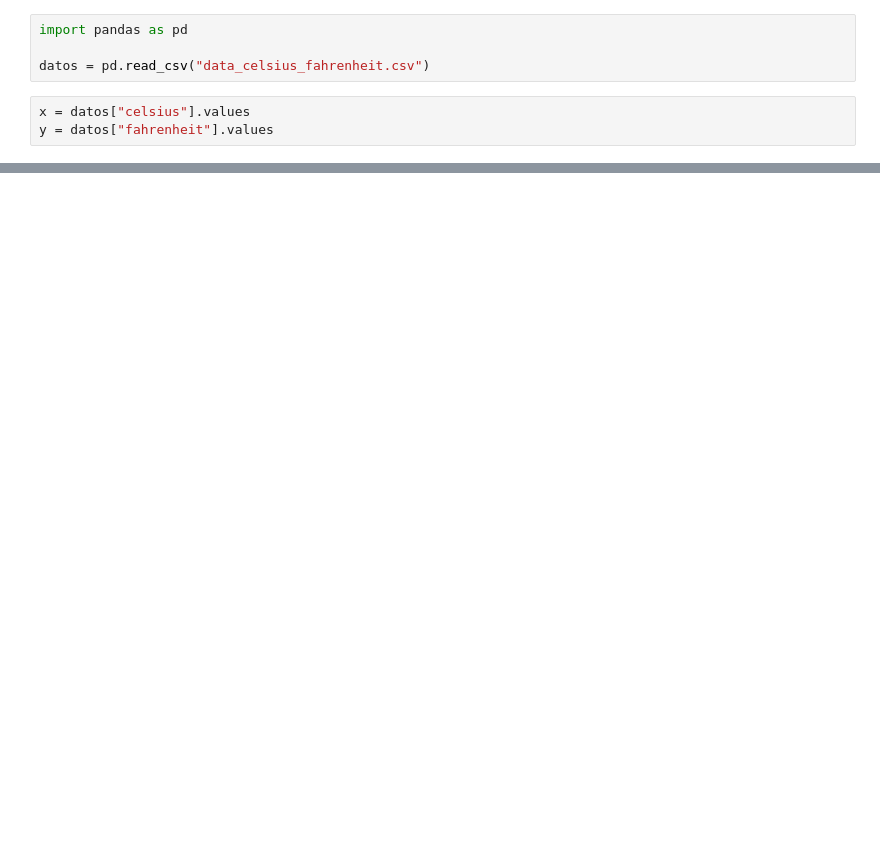
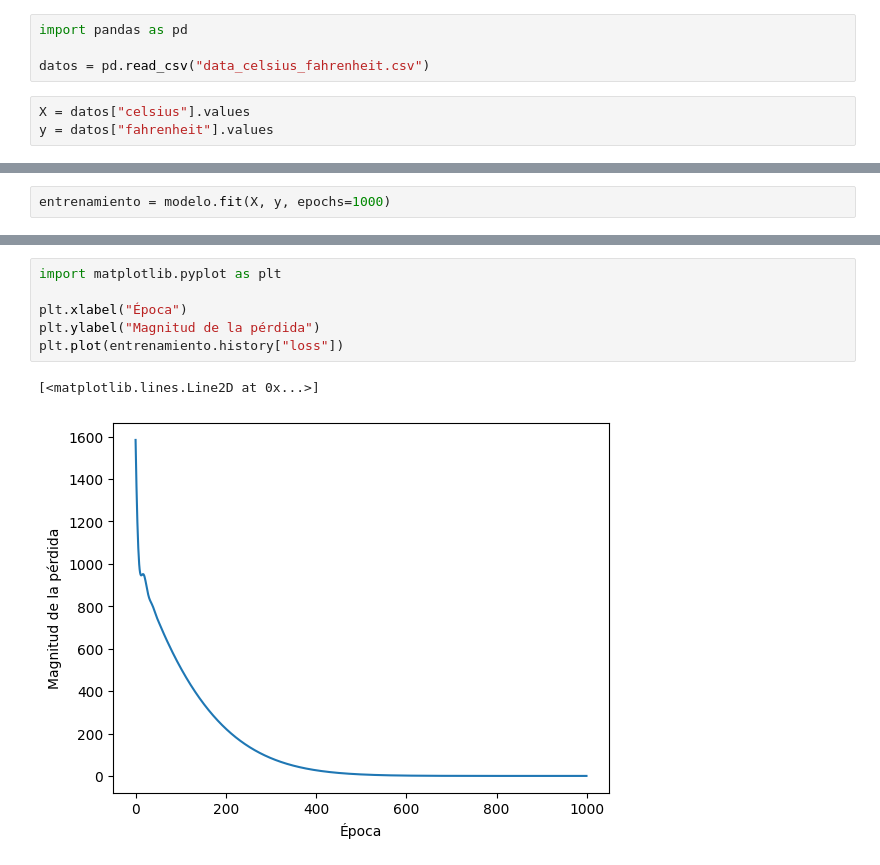
Before and after one commit to vmhq/pythonlessons, a Jupyter notebook: Introducción a la IA con Python [Domestika]/Redes neuronales/Primera red neuronal.ipynb, the cells around one changed output, grey strips where cells are left out. Cells and saved outputs as stored; diff of their text form; blank space fills up the shorter version.

```diff
--- a/Introducción a la IA con Python [Domestika]/Redes neuronales/Primera red neuronal.ipynb
+++ b/Introducción a la IA con Python [Domestika]/Redes neuronales/Primera red neuronal.ipynb
@@ -3,7 +3,7 @@ import pandas as pd
 
 datos = pd.read_csv("data_celsius_fahrenheit.csv")
 # %%
-x = datos["celsius"].values
+X = datos["celsius"].values
 y = datos["fahrenheit"].values
 # %%
 import tensorflow as tf
@@ -33,0 +20,2 @@ Skipping registering GPU devices...
+# %%
+entrenamiento = modelo.fit(X, y, epochs=1000)
@@ -33,0 +40,9 @@ Skipping registering GPU devices...
+# %%
+import matplotlib.pyplot as plt
+
+plt.xlabel("Época")
+plt.ylabel("Magnitud de la pérdida")
+plt.plot(entrenamiento.history["loss"])
+# %% [output]
+[<matplotlib.lines.Line2D at 0x...>]
+[figure, added]
```
Also changed, not shown: parts of 4 cells of this notebook.
